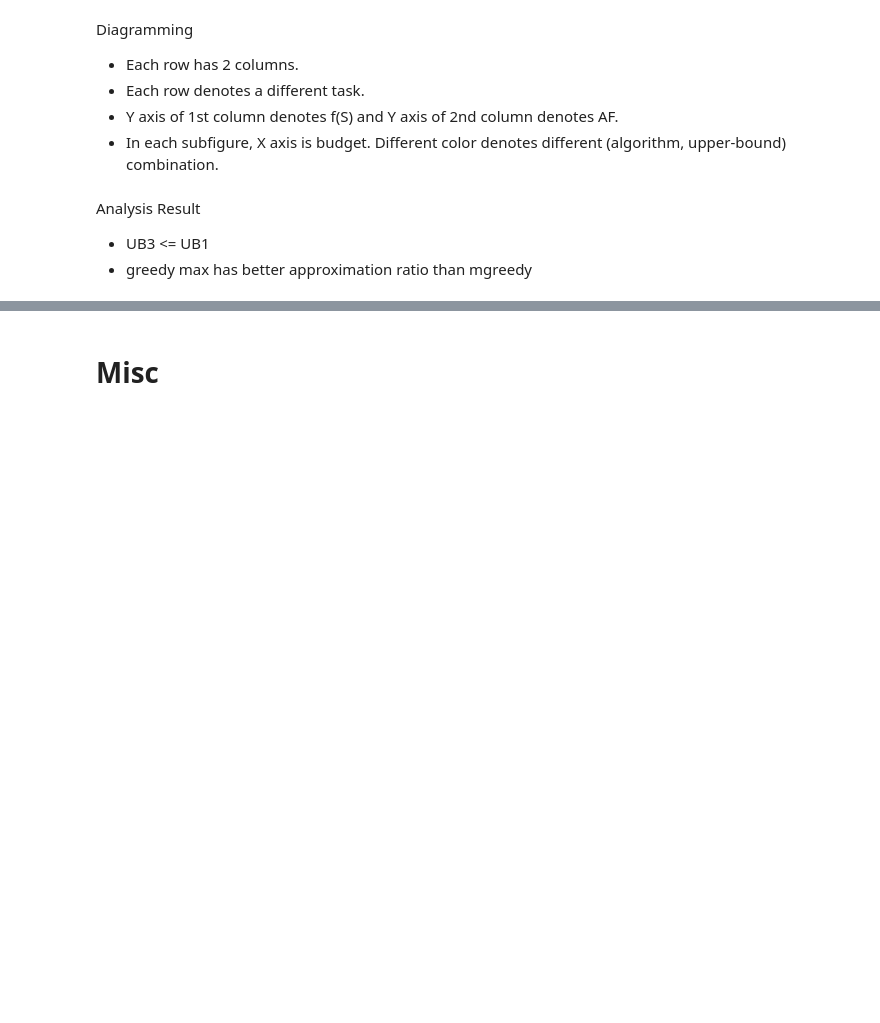
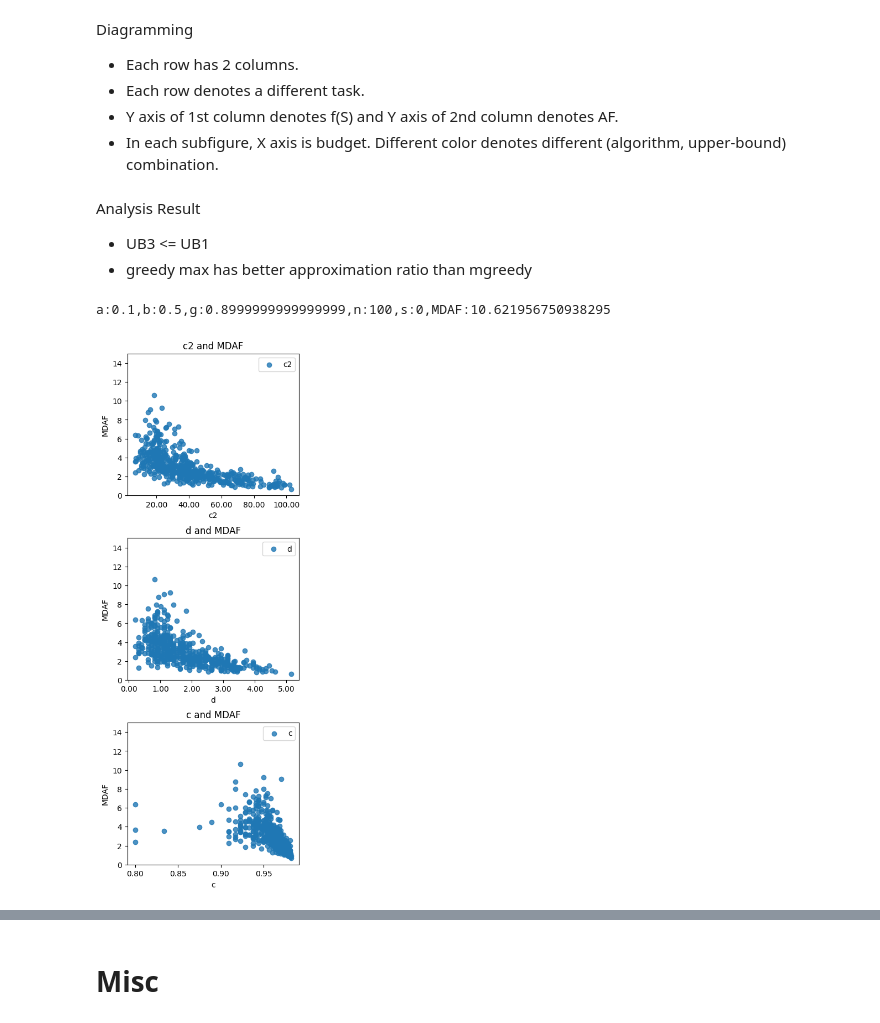
Before and after one commit to tongch8819/SubOptKnapsack, a Jupyter notebook: notebooks/plot.ipynb, the cells around one changed output, grey strips where cells are left out. Drawn from its saved outputs; the diff is of its cells as text; code cells hidden in the pictures; blank space fills up the shorter version.

```diff
--- a/notebooks/plot.ipynb
+++ b/notebooks/plot.ipynb
@@ -38,3 +92,82 @@ Diagramming
 Analysis Result
 + UB3 <= UB1
 + greedy max has better approximation ratio than mgreedy
+# %%
+result_root_dir = "../result/custom-coverage-c"
+
+# Each row contains one parameter
+# alpha
+# beta
+# gamma
+# seed
+# c2
+# d
+# c
+# e
+alpha, beta, gamma, c2, d, c, e, MDAF,n, seed = load_custom_series(result_root_dir)
+
+f = []
+
+for i in range(0, len(c2)):
+    f.append(c2[i]/d[i])
+
+max_mdaf = 0
+max_i = -1
+for i in range(0, len(MDAF)):
+    if MDAF[i] > max_mdaf:
+        max_mdaf = MDAF[i]
+        max_i = i
+print(f"a:{alpha[max_i]},b:{beta[max_i]},g:{gamma[max_i]},n:{n[max_i]},s:{seed[max_i]},MDAF:{MDAF[max_i]}")
+
+max_mdaf = 0
+max_config = None
+
+parameters_names = [
+    #"alpha",
+    #"beta",
+    #"gamma",
+    "c2",
+    "d",
+    "c",
+    #"e",
+    #"f"
+]
+
+parameter_list = [
+    #alpha,
+    #beta,
+    #gamma,
+    c2,
+    d,
+    c,
+    #e,
+    #f
+]
+
+rows = len(parameters_names)
+cols = 1
+height, width = 4,4
+fig, axes = plt.subplots(rows, 1, figsize=(cols * width, rows * height),
+    gridspec_kw={
+	'wspace' : 0.3,
+	'hspace' : 0.3,
+})
+
+
+for ax, parameter_name, parameter in zip(axes, parameters_names, parameter_list):
+    ax.set_xlabel(parameter_name)
+    ax.set_ylabel("MDAF")
+    ax.set_title(f"{parameter_name} and MDAF")
+
+    ax.xaxis.set_major_formatter(ticker.FormatStrFormatter("%.2f"))
+
+    ax.set_ylim(0.0, 15)
+
+    ax.scatter(parameter, MDAF, label=parameter_name, alpha=0.8)
+
+    ax.legend()
+
+plt.show()
+# %% [output]
+a:0.1,b:0.5,g:0.8999999999999999,n:100,s:0,MDAF:10.621956750938295
+[figure, added]
```
Also changed, not shown: parts of 8 cells of this notebook, 17 other files.
